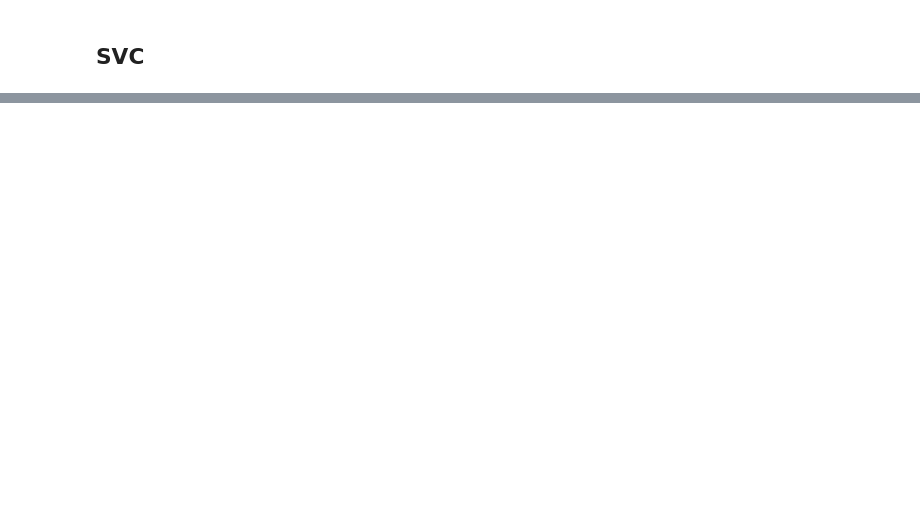
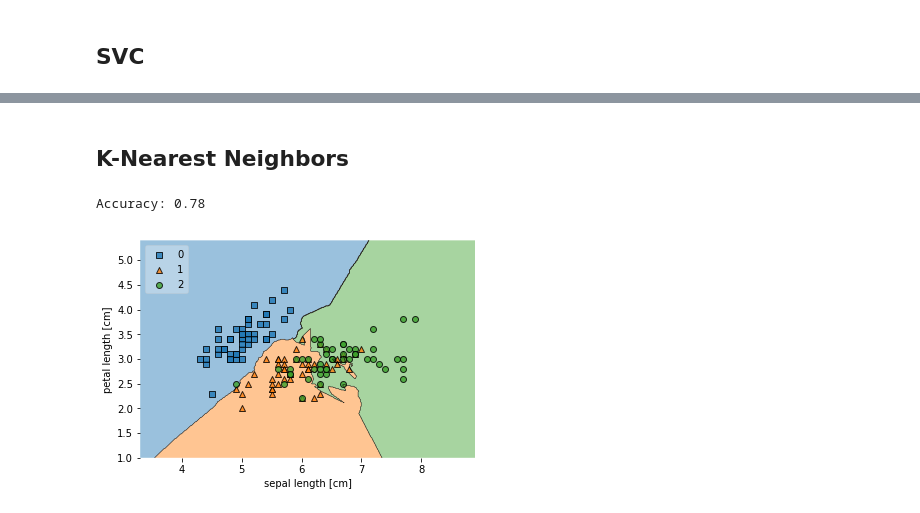
Before and after one commit to lowlighter/uqac, a Jupyter notebook: machinelearning/snippets/Examples.ipynb, the cells around one changed output, grey strips where cells are left out. Cells and saved outputs as stored; diff of their text form; code cells hidden in the pictures; blank space fills up the shorter version.

```diff
--- a/machinelearning/snippets/Examples.ipynb
+++ b/machinelearning/snippets/Examples.ipynb
@@ -63,0 +80,8 @@ Accuracy: 0.80
+# %% [markdown]
+## K-Nearest Neighbors
+# %%
+from sklearn.neighbors import KNeighborsClassifier
+show(KNeighborsClassifier(n_neighbors=6, p=2, metric="minkowski"))
+# %% [output]
+Accuracy: 0.78
+[figure, added]
```
Also changed, not shown: parts of 13 cells of this notebook.
